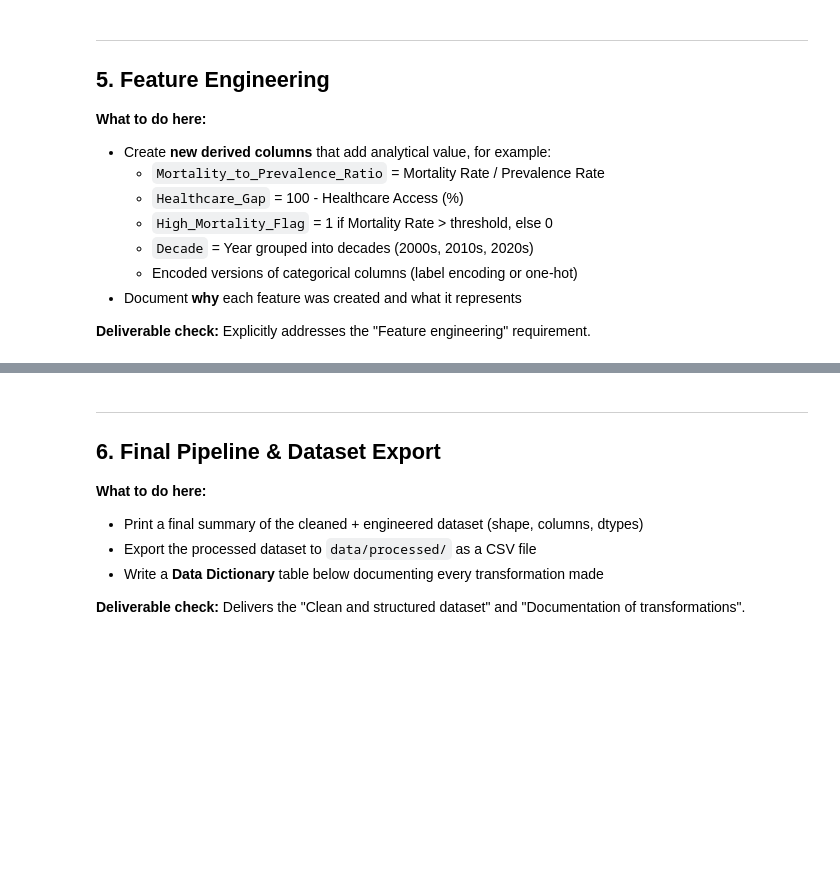
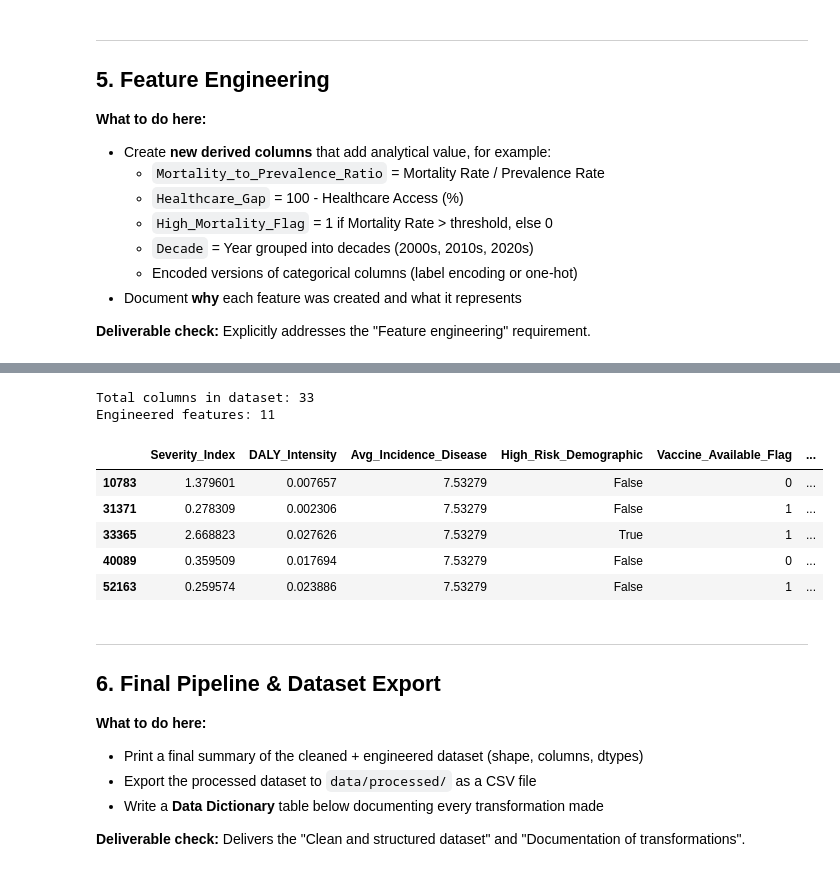
Before and after one commit to jojoshiru546-beep/Data-Visualization-Project, a Jupyter notebook: notebooks/milestone2_data_processing_transformation.ipynb, the cells around one changed output, grey strips where cells are left out. Saved outputs shown, nothing was run; the diff lists cells and outputs as text; code cells hidden in the pictures; blank space fills up the shorter version.

Commit message:
`Added new features and encoded categorical columns to global health dataset`

```diff
--- a/notebooks/milestone2_data_processing_transformation.ipynb
+++ b/notebooks/milestone2_data_processing_transformation.ipynb
@@ -874,2 +928,8 @@ viral             22611  23181  22612  22506
 # %%
-# Create time-based features (e.g., Decade, Years_Since_2000)
+# Time-based features
+
+# decade: floor year to nearest decade (2000, 2010, 2020)
+df['decade'] = (df['Year'] // 10) * 10
+
+print('Time-based features created.')
+print(df[['Year', 'decade']].drop_duplicates().sort_values('Year').head(10))
@@ -876,2 +949,17 @@ viral             22611  23181  22612  22506
 # %%
-# Encode categorical columns for future modeling (label encoding or one-hot)
+# Label encoding for categorical columns used in modeling
+from sklearn.preprocessing import LabelEncoder
+
+le = LabelEncoder()
+
+# Demographic_encoded: encodes Age Group (0-18, 19-35, 36-60, 61+)
+df['Demographic_encoded'] = le.fit_transform(df['Age Group'].str.lower())
+
+# Gender_Encoded: encodes Gender (female=0, male=1, other=2)
+df['Gender_Encoded'] = le.fit_transform(df['Gender'].str.lower())
+
+# Disease_Category_Encoded: encodes Disease Category
+df['Disease_Category_Encoded'] = le.fit_transform(df['Disease Category'].str.lower())
+
+print('Encoding complete.')
+print(df[['Age Group', 'Demographic_encoded', 'Gender', 'Gender_Encoded', 'Disease Category', 'Disease_Category_Encoded']].drop_duplicates().sort_values('Demographic_encoded').head(10))
@@ -878,5 +984,25 @@ viral             22611  23181  22612  22506
 # %%
-# Preview the final dataframe with all new features
+# Section 5 — Preview all engineered features
+
+new_features = [
+    'Severity_Index', 'DALY_Intensity', 'Avg_Incidence_Disease',
+    'High_Risk_Demographic', 'Vaccine_Available_Flag', 'Mortality_YoY_Change',
+    'Weighted_Time_Impact', 'Demographic_encoded', 'decade',
+    'Gender_Encoded', 'Disease_Category_Encoded'
+]
+
+print(f'Total columns in dataset: {len(df.columns)}')
+print(f'Engineered features: {len(new_features)}')
+display(df[new_features].head())
+# %% [output]
+Total columns in dataset: 33
+Engineered features: 11
+|  | Severity_Index | DALY_Intensity | Avg_Incidence_Disease | High_Risk_Demographic | Vaccine_Available_Flag | ... |
+| 10783 | 1.379601 | 0.007657 | 7.53279 | False | 0 | ... |
+| 31371 | 0.278309 | 0.002306 | 7.53279 | False | 1 | ... |
+| 33365 | 2.668823 | 0.027626 | 7.53279 | True | 1 | ... |
+| 40089 | 0.359509 | 0.017694 | 7.53279 | False | 0 | ... |
+| 52163 | 0.259574 | 0.023886 | 7.53279 | False | 1 | ... |
 # %% [markdown]
 ---
 ## 6. Final Pipeline & Dataset Export
```
Also changed, not shown: parts of 6 cells of this notebook, 1 other file.
